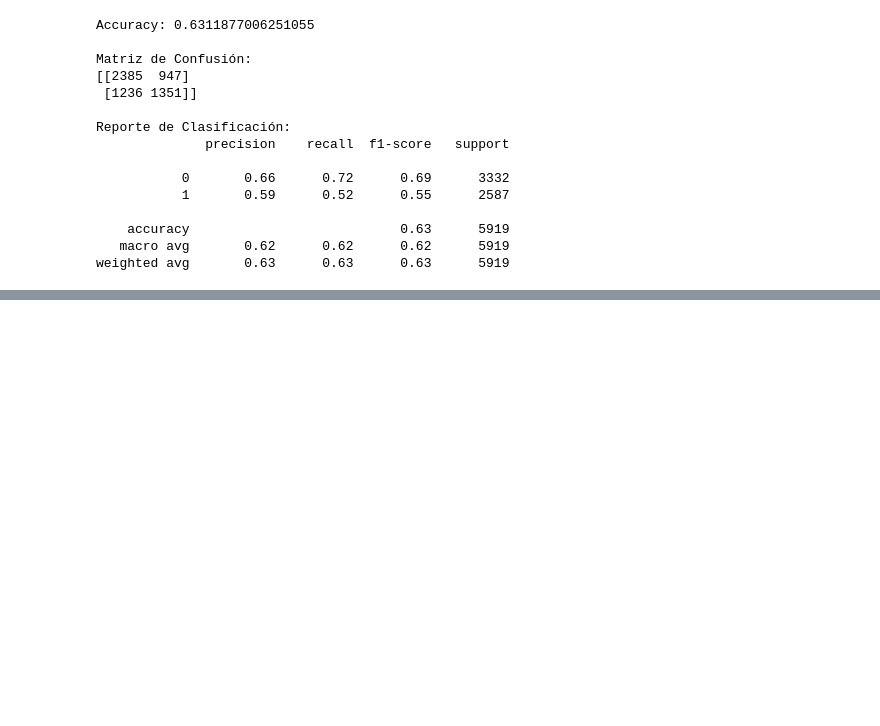
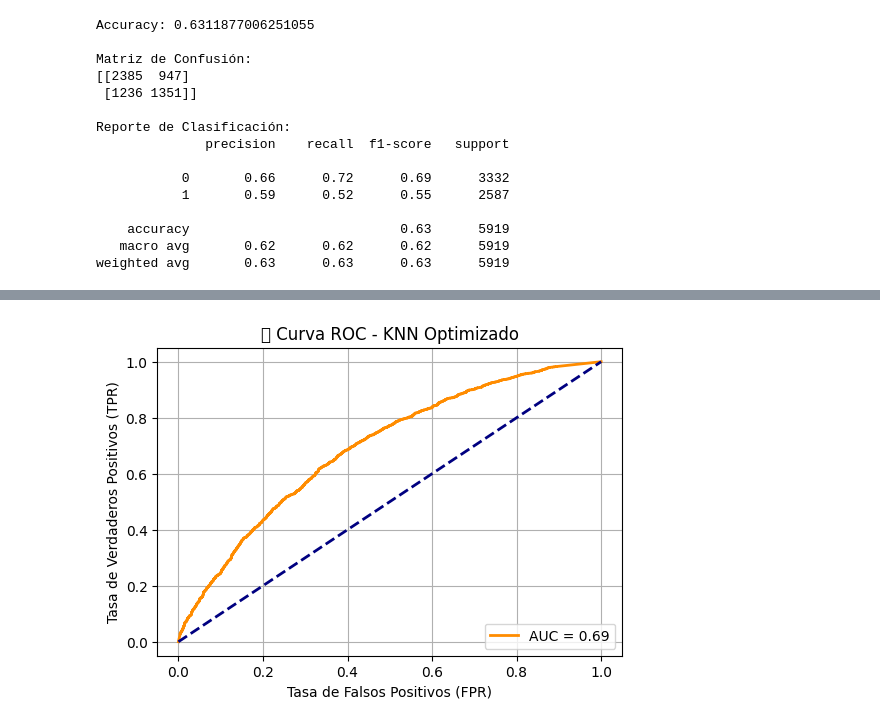
Before and after one commit to canunz/LIBRARY-django, a Jupyter notebook: KNN.ipynb, the cells around one changed output, grey strips where cells are left out. Saved outputs shown, nothing was run; the diff lists cells and outputs as text; code cells hidden in the pictures; blank space fills up the shorter version.

```diff
--- a/KNN.ipynb
+++ b/KNN.ipynb
@@ -85,0 +170,23 @@ Clase 1: Recall bajo (0.52), aunque mejor que en regresión logística.
+# %%
+# 📈 Curva ROC y AUC
+from sklearn.metrics import roc_curve, auc
+
+# Obtener las probabilidades para la clase positiva
+y_prob = best_knn.predict_proba(X_test_scaled)[:, 1]
+
+# Calcular la curva ROC
+fpr, tpr, thresholds = roc_curve(y_test, y_prob)
+roc_auc = auc(fpr, tpr)
+
+# Graficar la curva ROC
+plt.figure(figsize=(6, 4))
+plt.plot(fpr, tpr, color='darkorange', lw=2, label='AUC = %0.2f' % roc_auc)
+plt.plot([0, 1], [0, 1], color='navy', lw=2, linestyle='--')
+plt.xlabel('Tasa de Falsos Positivos (FPR)')
+plt.ylabel('Tasa de Verdaderos Positivos (TPR)')
+plt.title('📈 Curva ROC - KNN Optimizado')
+plt.legend(loc="lower right")
+plt.grid(True)
+plt.show()
+# %% [output]
+[figure, added]
```
Also changed, not shown: parts of 7 cells of this notebook.
